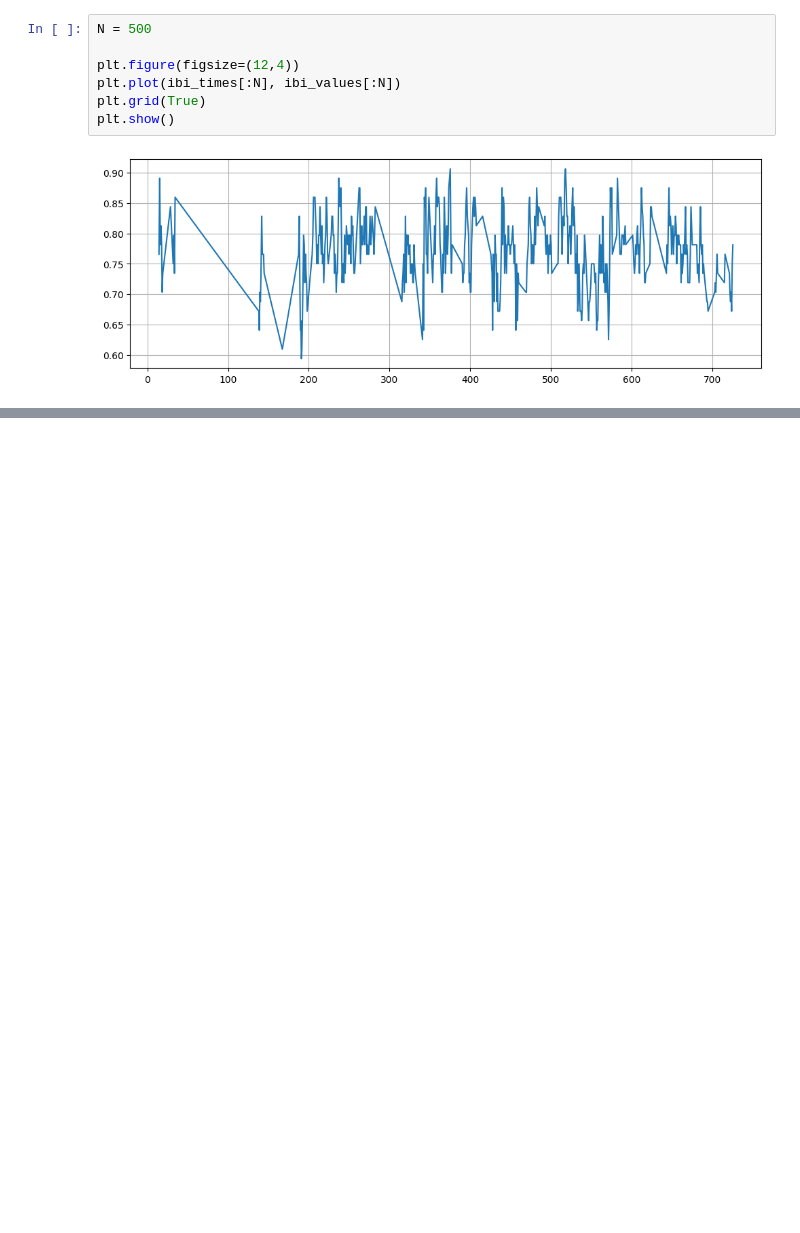
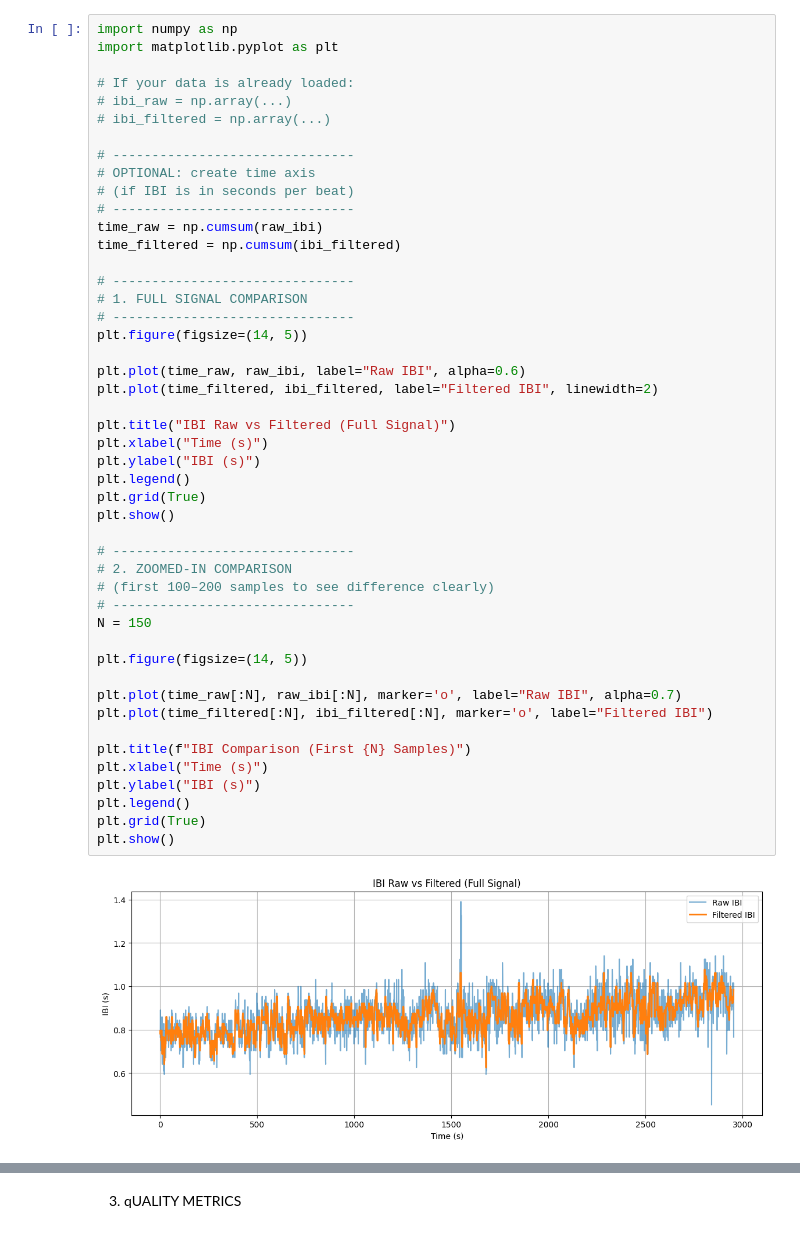
Before and after one commit to somyaupadhyay12/Stress-Detection-System, a Jupyter notebook: ibi_filter.ipynb, the cells around one changed output, grey strips where cells are left out. Saved outputs shown, nothing was run; the diff lists cells and outputs as text; blank space fills up the shorter version.

```diff
--- a/ibi_filter.ipynb
+++ b/ibi_filter.ipynb
@@ -75,9 +215,49 @@ plt.show()
-# %%
-N = 500
-
-plt.figure(figsize=(12,4))
-plt.plot(ibi_times[:N], ibi_values[:N])
-plt.grid(True)
-plt.show()
-# %% [output]
-[figure, removed]
+# %%
+import numpy as np
+import matplotlib.pyplot as plt
+
+# If your data is already loaded:
+# ibi_raw = np.array(...)
+# ibi_filtered = np.array(...)
+
+# -------------------------------
+# OPTIONAL: create time axis
+# (if IBI is in seconds per beat)
+# -------------------------------
+time_raw = np.cumsum(raw_ibi)
+time_filtered = np.cumsum(ibi_filtered)
+
+# -------------------------------
+# 1. FULL SIGNAL COMPARISON
+# -------------------------------
+plt.figure(figsize=(14, 5))
+
+plt.plot(time_raw, raw_ibi, label="Raw IBI", alpha=0.6)
+plt.plot(time_filtered, ibi_filtered, label="Filtered IBI", linewidth=2)
+
+plt.title("IBI Raw vs Filtered (Full Signal)")
+plt.xlabel("Time (s)")
+plt.ylabel("IBI (s)")
+plt.legend()
+plt.grid(True)
+plt.show()
+
+# -------------------------------
+# 2. ZOOMED-IN COMPARISON
+# (first 100–200 samples to see difference clearly)
+# -------------------------------
+N = 150
+
+plt.figure(figsize=(14, 5))
+
+plt.plot(time_raw[:N], raw_ibi[:N], marker='o', label="Raw IBI", alpha=0.7)
+plt.plot(time_filtered[:N], ibi_filtered[:N], marker='o', label="Filtered IBI")
+
+plt.title(f"IBI Comparison (First {N} Samples)")
+plt.xlabel("Time (s)")
+plt.ylabel("IBI (s)")
+plt.legend()
+plt.grid(True)
+plt.show()
+# %% [output]
+[figure, added]
@@ -83,0 +265,2 @@ plt.show()
+# %% [markdown]
+3. qUALITY METRICS
```
Also changed, not shown: parts of 25 cells of this notebook, 5 other files.
